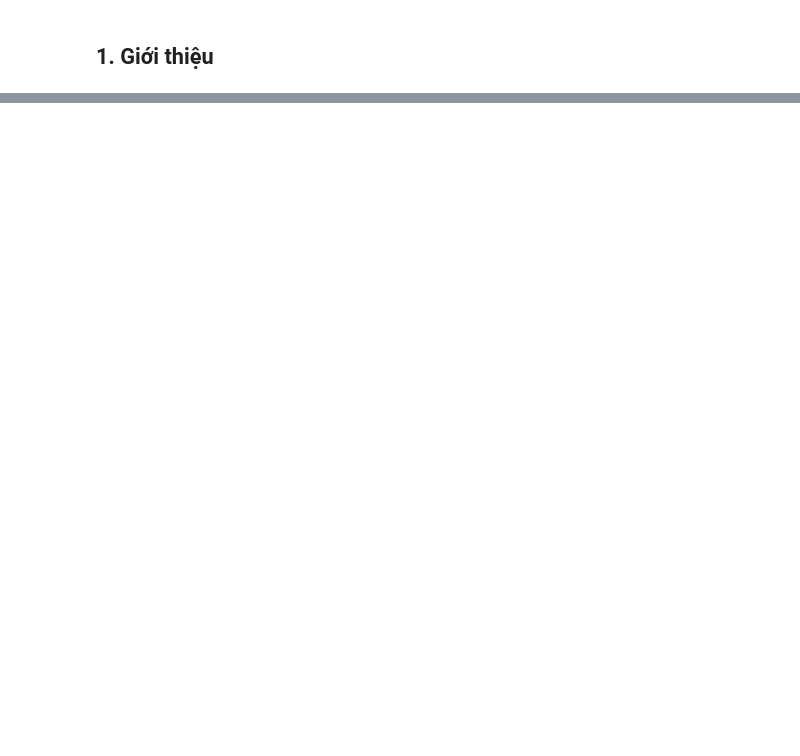
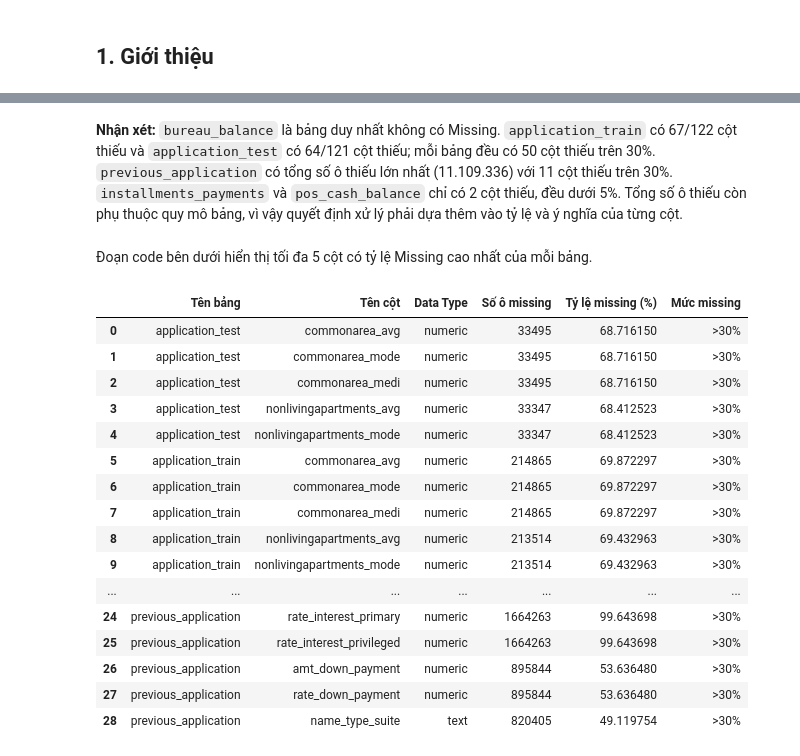
Before and after one commit to thanhhung9720001-collab/credit-risk-classifier, a Jupyter notebook: notebooks/03_data_cleaning.ipynb, the cells around one changed output, grey strips where cells are left out. Saved outputs shown, nothing was run; the diff lists cells and outputs as text; code cells hidden in the pictures; blank space fills up the shorter version.

```diff
--- a/notebooks/03_data_cleaning.ipynb
+++ b/notebooks/03_data_cleaning.ipynb
@@ -891,0 +343,39 @@ Notebook 04 (EDA & Visualization) sẽ đọc `application_flat_cleaned` để k
+# %%
+missing_rows = []
+missing_summary_rows = []
+
+with conn.cursor() as cursor:
+    for table in raw_tables:
+        cursor.execute(
+            "SELECT column_name, data_type FROM information_schema.columns "
+            "WHERE table_schema = 'public' AND table_name = %s ORDER BY ordinal_position",
+            (table,),
+        )
+        columns_info = cursor.fetchall()
+        count_sql = sql.SQL(", ").join(
+            sql.SQL("COUNT(*) - COUNT({})").format(sql.Identifier(column))
+            for column, _ in columns_info
+        )
+        cursor.execute(
+            sql.SQL("SELECT COUNT(*), {} FROM {}").format(count_sql, sql.Identifier(table))
+        )
+        result = cursor.fetchone()
+        row_count, missing_counts = result[0], result[1:]
+        for (column, data_type), missing_count in zip(columns_info, missing_counts):
+            missing_rate = missing_count / row_count * 100
+            missing_rows.append([table, column, data_type, missing_count, missing_rate])
+        missing_summary_rows.append([
+            table, row_count, len(columns_info),
+            sum(count > 0 for count in missing_counts), sum(missing_counts),
+        ])
+
+missing_profile = pd.DataFrame(missing_rows, columns=[
+    "Tên bảng", "Tên cột", "Data Type", "Số ô missing", "Tỷ lệ missing (%)"
+])
+missing_profile["Mức missing"] = "Không thiếu"
+has_missing = missing_profile["Số ô missing"] > 0
+missing_profile.loc[has_missing, "Mức missing"] = pd.cut(
+    missing_profile.loc[has_missing, "Tỷ lệ missing (%)"],
+    bins=[0, 5, 30, 100], labels=["<5%", "5–30%", ">30%"], include_lowest=True,
+).astype(str)
+raw_missing_baseline = missing_profile.copy()
@@ -891,0 +413,27 @@ Notebook 04 (EDA & Visualization) sẽ đọc `application_flat_cleaned` để k
+# %% [markdown]
+**Nhận xét:** `bureau_balance` là bảng duy nhất không có Missing. `application_train` có 67/122 cột thiếu và `application_test` có 64/121 cột thiếu; mỗi bảng đều có 50 cột thiếu trên 30%. `previous_application` có tổng số ô thiếu lớn nhất (11.109.336) với 11 cột thiếu trên 30%. `installments_payments` và `pos_cash_balance` chỉ có 2 cột thiếu, đều dưới 5%. Tổng số ô thiếu còn phụ thuộc quy mô bảng, vì vậy quyết định xử lý phải dựa thêm vào tỷ lệ và ý nghĩa của từng cột.
+# %% [markdown]
+Đoạn code bên dưới hiển thị tối đa 5 cột có tỷ lệ Missing cao nhất của mỗi bảng.
+# %%
+top_missing_columns = (missing_profile[has_missing]
+    .sort_values(["Tên bảng", "Tỷ lệ missing (%)"], ascending=[True, False])
+    .groupby("Tên bảng").head(5))
+display(top_missing_columns.reset_index(drop=True))
+# %% [output]
+|  | Tên bảng | Tên cột | Data Type | Số ô missing | Tỷ lệ missing (%) | Mức missing |
+| 0 | application_test | commonarea_avg | numeric | 33495 | 68.716150 | >30% |
+| 1 | application_test | commonarea_mode | numeric | 33495 | 68.716150 | >30% |
+| 2 | application_test | commonarea_medi | numeric | 33495 | 68.716150 | >30% |
+| 3 | application_test | nonlivingapartments_avg | numeric | 33347 | 68.412523 | >30% |
+| 4 | application_test | nonlivingapartments_mode | numeric | 33347 | 68.412523 | >30% |
+| 5 | application_train | commonarea_avg | numeric | 214865 | 69.872297 | >30% |
+| 6 | application_train | commonarea_mode | numeric | 214865 | 69.872297 | >30% |
+| 7 | application_train | commonarea_medi | numeric | 214865 | 69.872297 | >30% |
+| 8 | application_train | nonlivingapartments_avg | numeric | 213514 | 69.432963 | >30% |
+| 9 | application_train | nonlivingapartments_mode | numeric | 213514 | 69.432963 | >30% |
+| ... | ... | ... | ... | ... | ... | ... |
+| 24 | previous_application | rate_interest_primary | numeric | 1664263 | 99.643698 | >30% |
+| 25 | previous_application | rate_interest_privileged | numeric | 1664263 | 99.643698 | >30% |
+| 26 | previous_application | amt_down_payment | numeric | 895844 | 53.636480 | >30% |
+| 27 | previous_application | rate_down_payment | numeric | 895844 | 53.636480 | >30% |
+| 28 | previous_application | name_type_suite | text | 820405 | 49.119754 | >30% |
```
Also changed, not shown: parts of 224 cells of this notebook, 1 other file.
